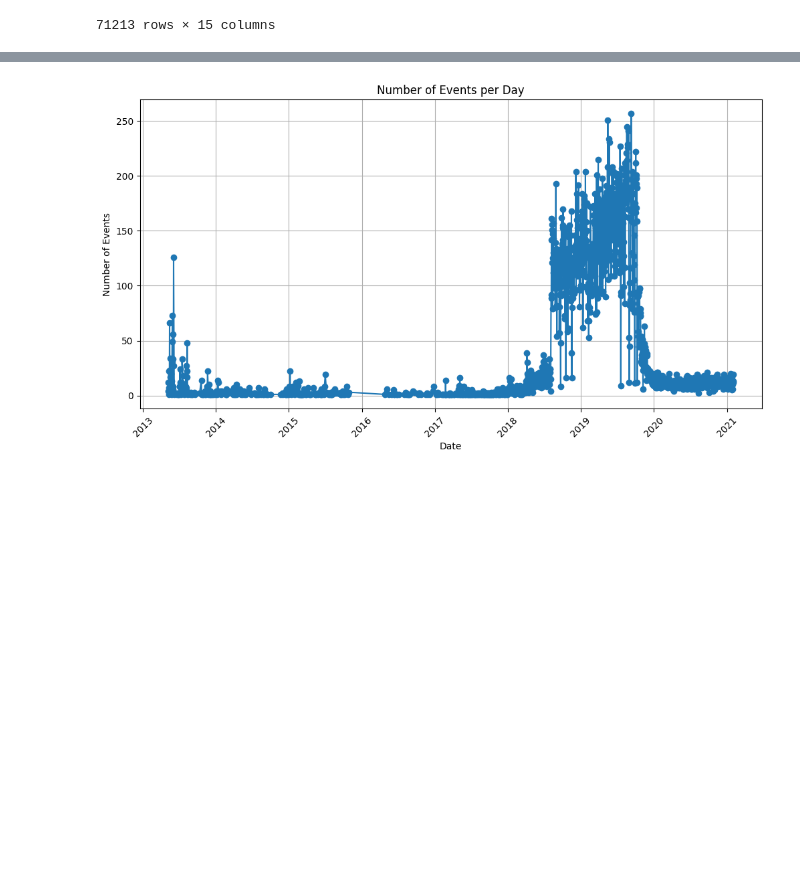
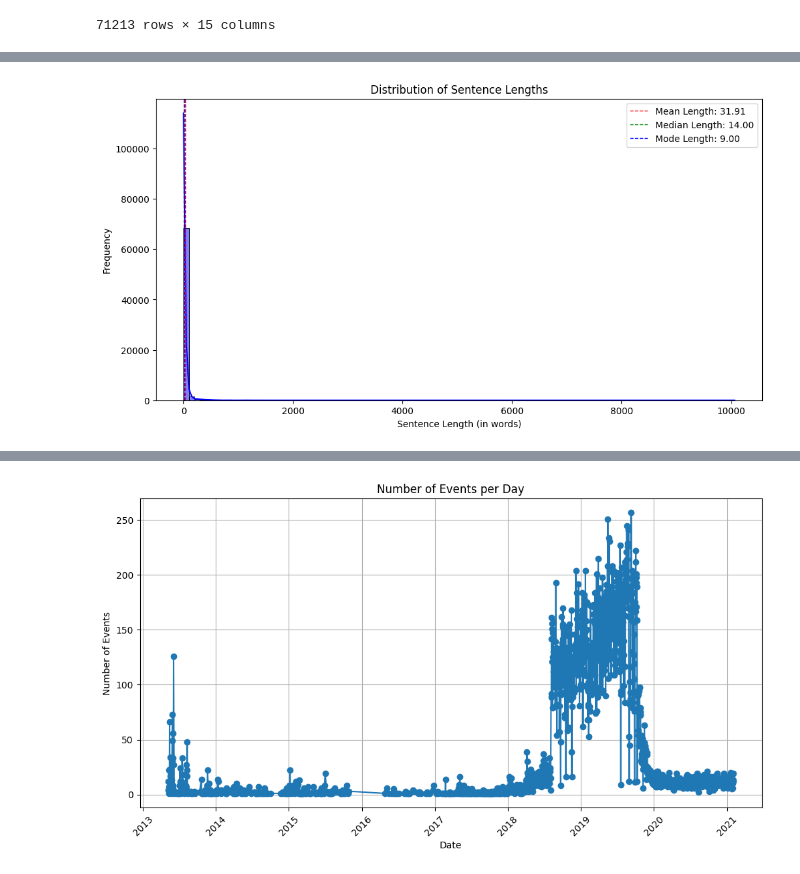
Before and after one commit to D0men1c0/ISSR_Darkweb, a Jupyter notebook: Analyze_files/SingleDatasetsAnalysis/an_posts_white_nation.ipynb, the cells around one changed output, grey strips where cells are left out. Cells and saved outputs as stored; diff of their text form; code cells hidden in the pictures; blank space fills up the shorter version.

```diff
--- a/Analyze_files/SingleDatasetsAnalysis/an_posts_white_nation.ipynb
+++ b/Analyze_files/SingleDatasetsAnalysis/an_posts_white_nation.ipynb
@@ -245,0 +248,3 @@ ppu.extract_date_features(df, 'created_on')
+# %%
+df['content_length'] = df['content'].apply(lambda x: len(x.split()))
+df['content_length'].describe()
@@ -245,0 +261,18 @@ ppu.extract_date_features(df, 'created_on')
+# %%
+record_lengths = df['content_length']
+mean_length = np.mean(record_lengths)
+median_length = np.median(record_lengths)
+mode_length = np.argmax(np.bincount(record_lengths))
+
+plt.figure(figsize=(12, 6))
+sns.histplot(record_lengths, bins=100, kde=True, color='blue')
+plt.axvline(mean_length, color='red', linestyle='dashed', linewidth=1, label=f'Mean Length: {mean_length:.2f}')
+plt.axvline(median_length, color='green', linestyle='dashed', linewidth=1, label=f'Median Length: {median_length:.2f}')
+plt.axvline(mode_length, color='blue', linestyle='dashed', linewidth=1, label=f'Mode Length: {mode_length:.2f}')
+plt.title('Distribution of Sentence Lengths')
+plt.xlabel('Sentence Length (in words)')
+plt.ylabel('Frequency')
+plt.legend()
+plt.show()
+# %% [output]
+[figure, added]
```
Also changed, not shown: parts of 8 cells of this notebook.
